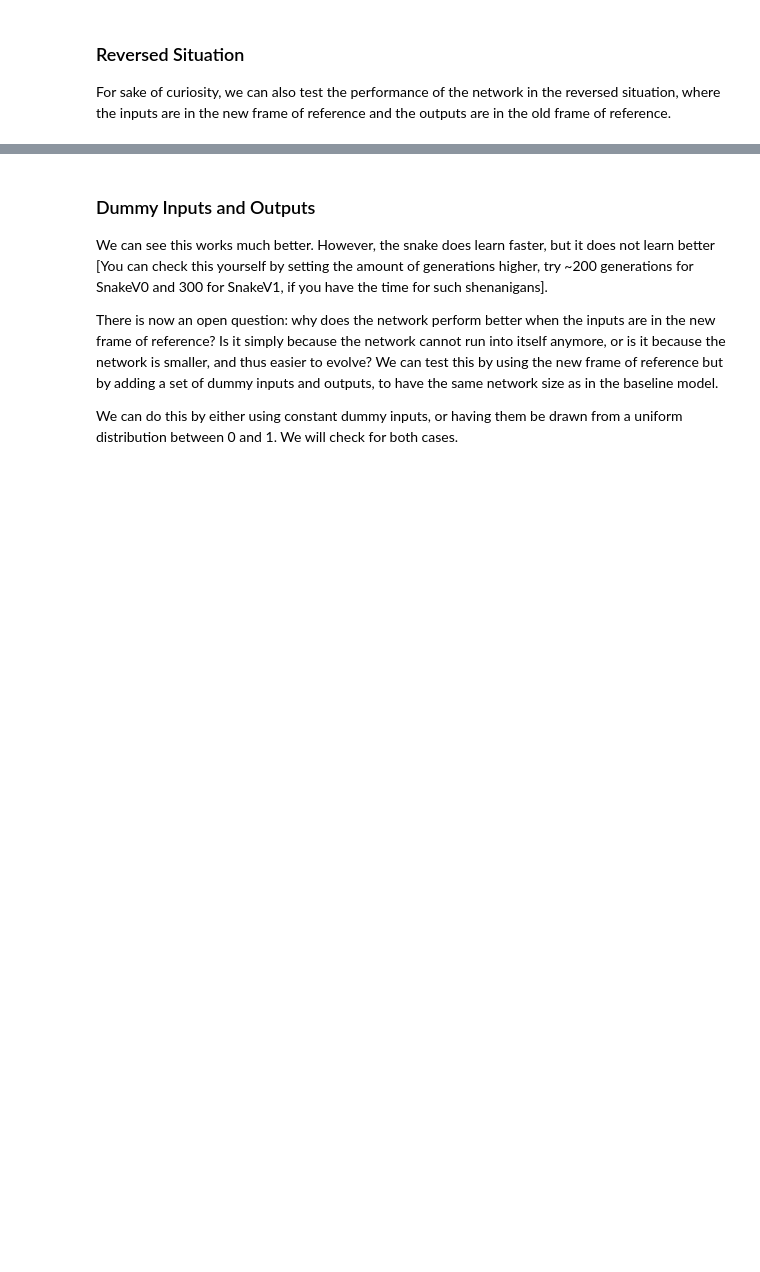
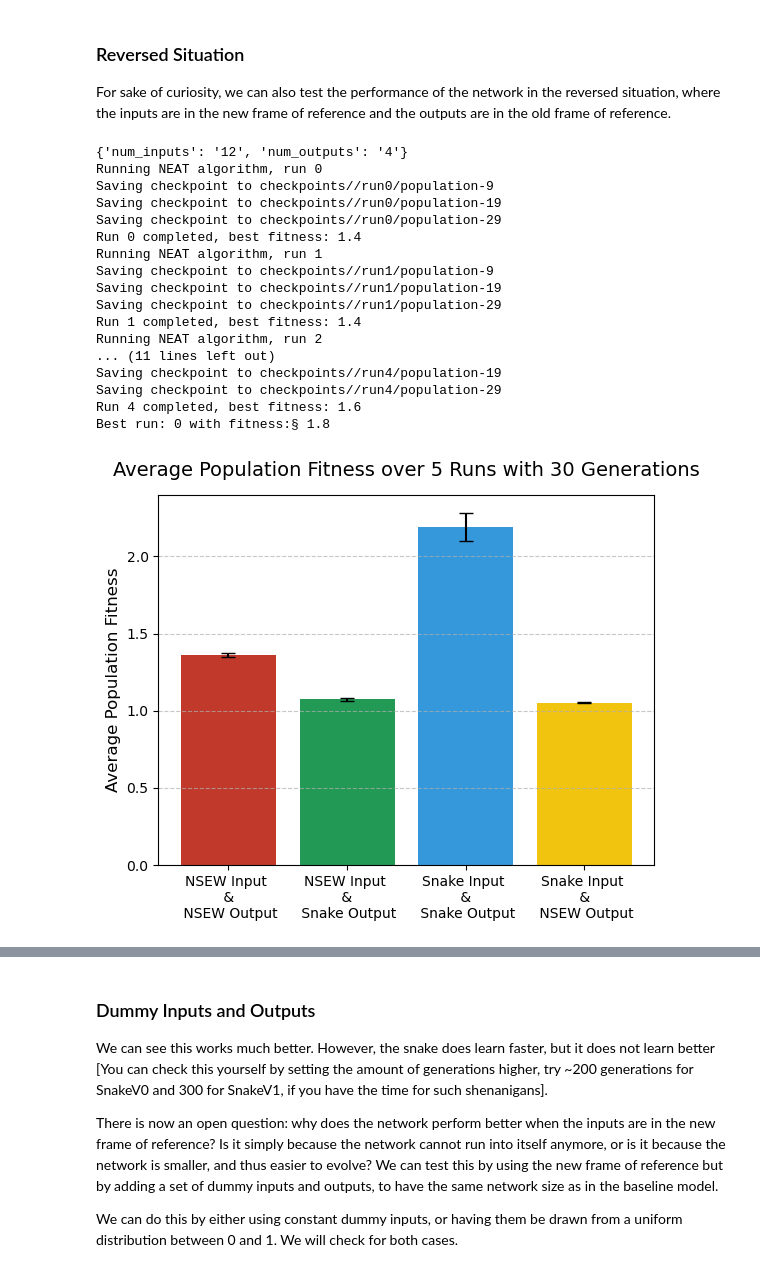
Before and after one commit to jasperpieterse/Brainy-Boa, a Jupyter notebook: brainy_boa.ipynb, the cells around one changed output, grey strips where cells are left out. Drawn from its saved outputs; the diff is of its cells as text; code cells hidden in the pictures; blank space fills up the shorter version.

```diff
--- a/brainy_boa.ipynb
+++ b/brainy_boa.ipynb
@@ -290,33 +356,53 @@ print(SnakeV3.neat_params['input_output']['DefaultGenome'])
 update_config('config-neat','DefaultGenome', SnakeV3.neat_params['input_output']['DefaultGenome'])
 
 #Run the NEAT algorithm on the SnakeV3
 SnakeV3_stats = SnakeV3.run_NEAT_repeated(neat_config_path)
 SnakeV3_winners = [stats.best_genome() for stats in SnakeV3_stats]
 best_run_idx = np.argmax([winner.fitness for winner in SnakeV3_winners])
 print(f"Best run: {best_run_idx} with fitness:§ {SnakeV3_winners[best_run_idx].fitness}")
 
 #Save results
 np.save(local_dir + '/' + Paths.RESULTS_PATH + 'SnakeV3_winners', SnakeV3_winners)
 np.save(local_dir + '/' + Paths.RESULTS_PATH + 'SnakeV3_stats', SnakeV3_stats)
 
 # Calculate average fitness and standard deviation of the WHOLE POPULATION over all runs
 average_fitness_V3= np.mean([np.array(stats.get_fitness_mean())[-1] for stats in SnakeV3_stats])
 std_fitness_V3 = np.std([np.array(stats.get_fitness_mean())[-1] for stats in SnakeV3_stats])
 
 # Data to plot
 fitness_means = [average_fitness_V0, average_fitness_V1, average_fitness_V2, average_fitness_V3]
 fitness_stds = [std_fitness_V0, std_fitness_V1, std_fitness_V2, std_fitness_V3]
 labels = ['NSEW Input \n & \n NSEW Output', 'NSEW Input \n & \n Snake Output', 'Snake Input \n & \n Snake Output', 'Snake Input \n & \n NSEW Output']
 
 # Creating the bar plot
 fig, ax = plt.subplots()
 ax.bar(labels, fitness_means, yerr=fitness_stds, capsize=5, color=['#c0392b', '#229954', '#3498db', '#f1c40f'])
 ax.set_ylabel('Average Population Fitness', fontsize=12)
 ax.set_title(f'Average Population Fitness over {SnakeV0.N_RUNS} Runs with {SnakeV0.N_GENERATIONS} Generations', fontsize=14, y = 1.03)
+ax.grid(axis='y', linestyle='--', alpha=0.7)
 
 # Show the plot
 plt.savefig(local_dir + '/' + Paths.RESULTS_PATH + '/fitness_comparison.png')
 plt.show()
+# %% [output]
+{'num_inputs': '12', 'num_outputs': '4'}
+Running NEAT algorithm, run 0
+Saving checkpoint to checkpoints//run0/population-9
+Saving checkpoint to checkpoints//run0/population-19
+Saving checkpoint to checkpoints//run0/population-29
+Run 0 completed, best fitness: 1.4
+Running NEAT algorithm, run 1
+Saving checkpoint to checkpoints//run1/population-9
+Saving checkpoint to checkpoints//run1/population-19
+Saving checkpoint to checkpoints//run1/population-29
+Run 1 completed, best fitness: 1.4
+Running NEAT algorithm, run 2
+... (11 lines left out)
+Saving checkpoint to checkpoints//run4/population-19
+Saving checkpoint to checkpoints//run4/population-29
+Run 4 completed, best fitness: 1.6
+Best run: 0 with fitness:§ 1.8
+[figure, added]
 # %%
 # Calculate the average fitness and standard deviation of the WINNERS ONLY over all runs
 best_fitness_V3 = np.mean([g.fitness for g in SnakeV3_winners])
```
Also changed, not shown: parts of 25 cells of this notebook, 17 other files.
